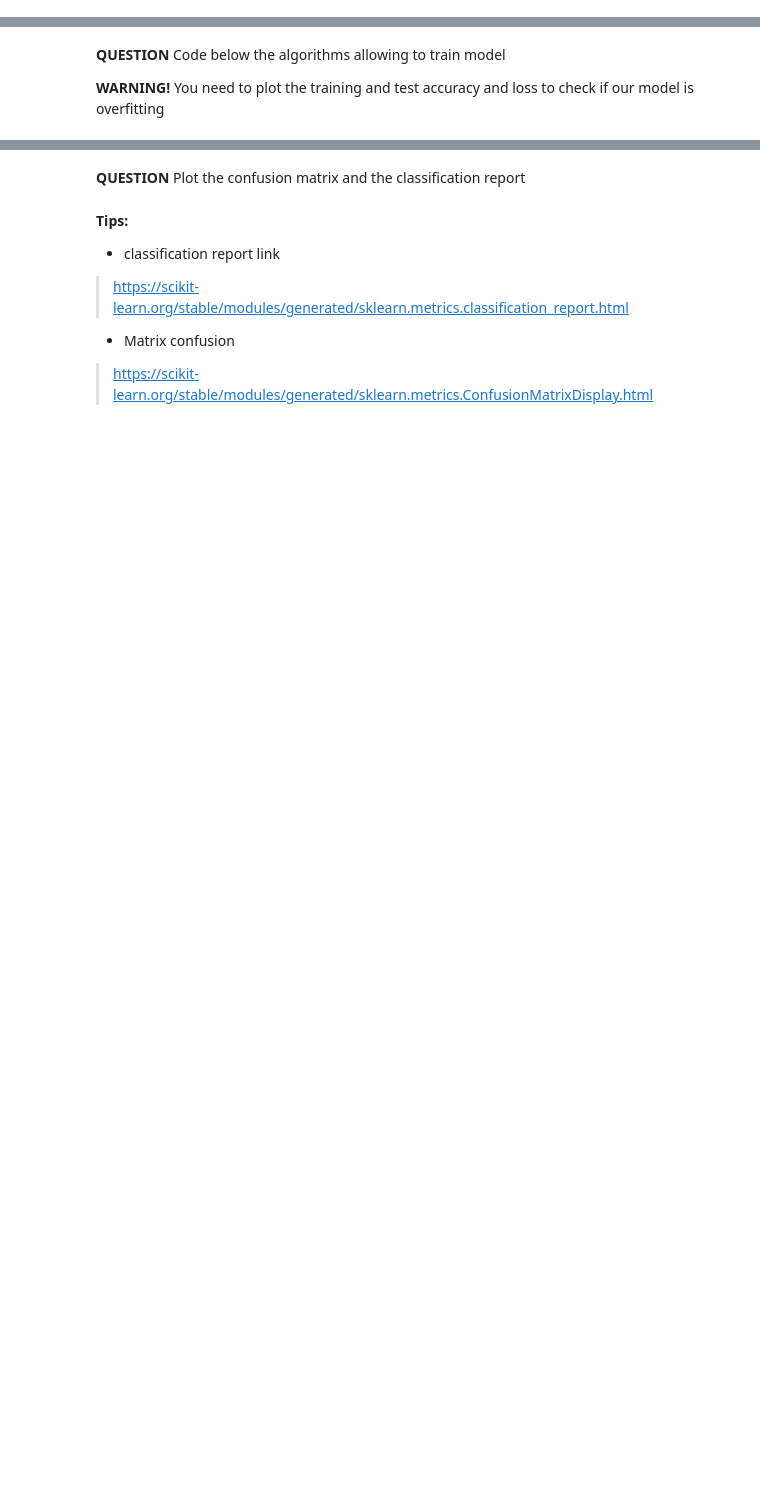
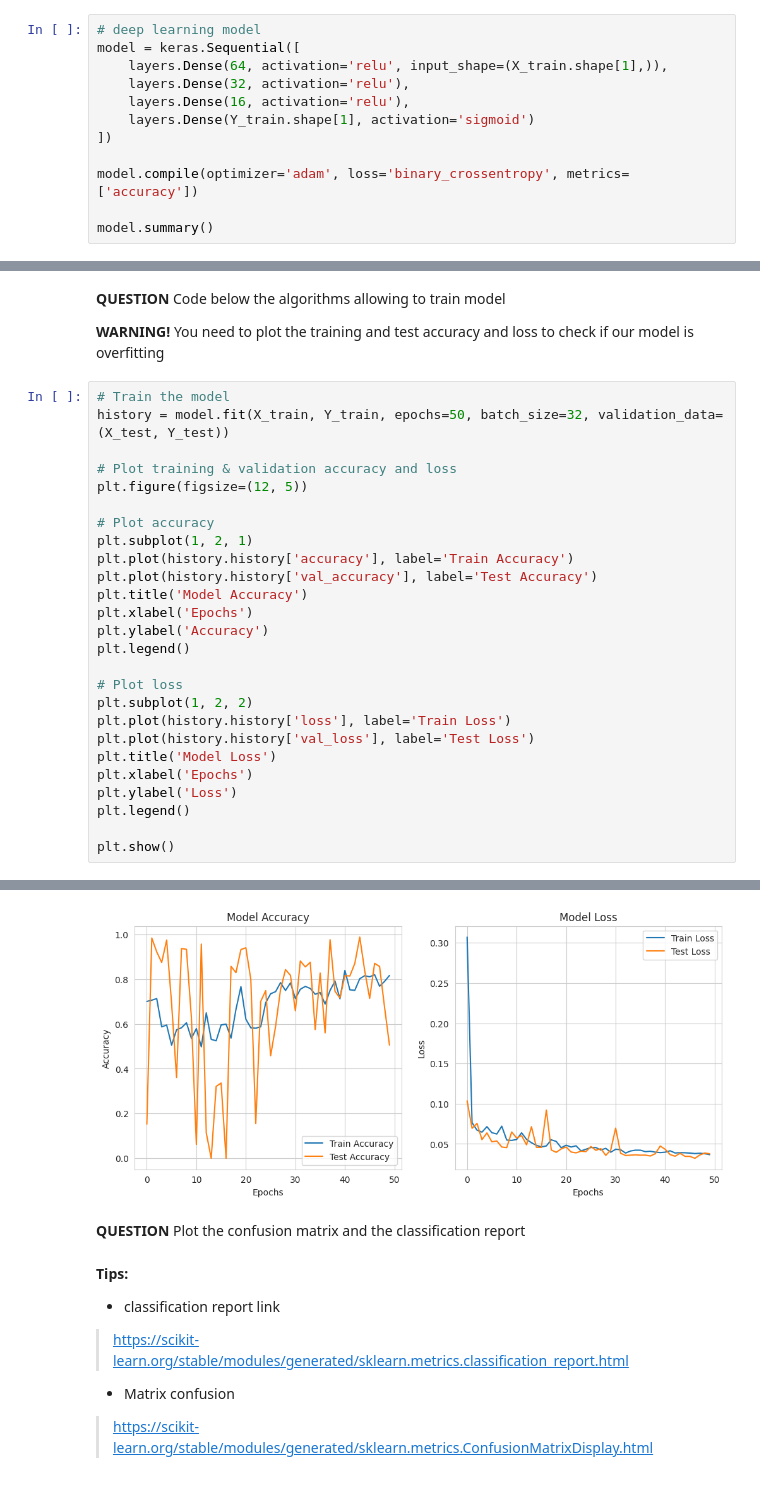
Before and after one commit to MothSleath/EmbeddedAI, a Jupyter notebook: TP_IA_EMBARQUEE.ipynb, the cells around one changed output, grey strips where cells are left out. Drawn from its saved outputs; the diff is of its cells as text; blank space fills up the shorter version.

Commit message:
adding the second part : trained model without balancing the dataset

```diff
--- a/TP_IA_EMBARQUEE.ipynb
+++ b/TP_IA_EMBARQUEE.ipynb
@@ -204,2 +234,14 @@ In this section, you must build and train a model without rebalancing the datase
 # %% [markdown]
 **QUESTION** Code below the model architecture
+# %%
+# deep learning model
+model = keras.Sequential([
+    layers.Dense(64, activation='relu', input_shape=(X_train.shape[1],)),
+    layers.Dense(32, activation='relu'),
+    layers.Dense(16, activation='relu'),
+    layers.Dense(Y_train.shape[1], activation='sigmoid')
+])
+
+model.compile(optimizer='adam', loss='binary_crossentropy', metrics=['accuracy'])
+
+model.summary()
@@ -207,3 +265,30 @@ In this section, you must build and train a model without rebalancing the datase
 **QUESTION** Code below the algorithms allowing to train model
 
 **WARNING!** You need to plot the training and test accuracy and loss to check if our model is overfitting
+# %%
+# Train the model
+history = model.fit(X_train, Y_train, epochs=50, batch_size=32, validation_data=(X_test, Y_test))
+
+# Plot training & validation accuracy and loss
+plt.figure(figsize=(12, 5))
+
+# Plot accuracy
+plt.subplot(1, 2, 1)
+plt.plot(history.history['accuracy'], label='Train Accuracy')
+plt.plot(history.history['val_accuracy'], label='Test Accuracy')
+plt.title('Model Accuracy')
+plt.xlabel('Epochs')
+plt.ylabel('Accuracy')
+plt.legend()
+
+# Plot loss
+plt.subplot(1, 2, 2)
+plt.plot(history.history['loss'], label='Train Loss')
+plt.plot(history.history['val_loss'], label='Test Loss')
+plt.title('Model Loss')
+plt.xlabel('Epochs')
+plt.ylabel('Loss')
+plt.legend()
+
+plt.show()
+# %% [output]
@@ -210,3 +312,4 @@ In this section, you must build and train a model without rebalancing the datase
+[figure, added]
 # %% [markdown]
 **QUESTION** Plot the confusion matrix and the classification report
 # %% [markdown]
```
Also changed, not shown: parts of 11 cells of this notebook.
